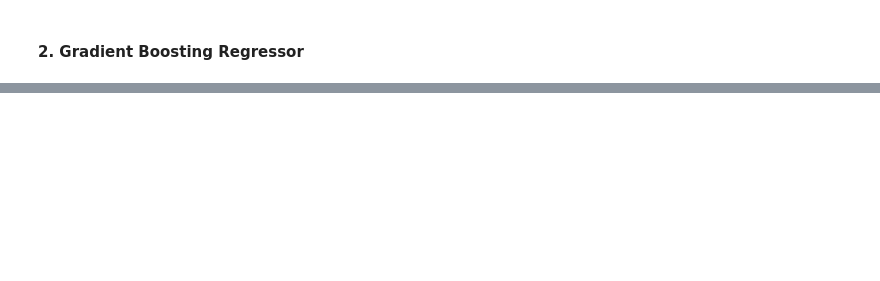
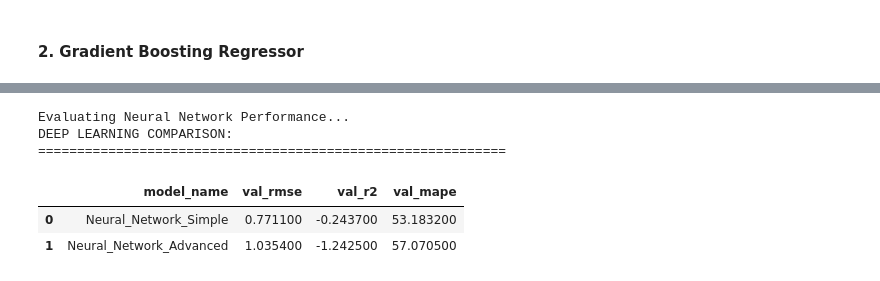
Before and after one commit to patsi-dev/Airbnb-Cape-Town-Price-Prediction, a Jupyter notebook: nairobi index-Copy1.ipynb, the cells around one changed output, grey strips where cells are left out. Cells and saved outputs as stored; diff of their text form; code cells hidden in the pictures; blank space fills up the shorter version.

```diff
--- a/nairobi index-Copy1.ipynb
+++ b/nairobi index-Copy1.ipynb
@@ -1255,0 +1453,4 @@ Validation R2: 0.5908503665347125
+# %%
+# Compile model
+model.compile(optimizer='adam', loss='mse', metrics=['mae', 'mse'])
+model.summary()
@@ -1255,0 +1626,12 @@ Validation R2: 0.5908503665347125
+# %%
+print("Training Simple Neural Network...")
+
+# Train the model
+history_simple = model.fit(
+    X_train_processed, y_train,
+    validation_data=(X_val_processed, y_val),
+    epochs=100,
+    batch_size=32,
+    callbacks=callbacks,
+    verbose=1
+)
@@ -1255,0 +1681,33 @@ Validation R2: 0.5908503665347125
+# %%
+# Evaluate both neural networks
+print("Evaluating Neural Network Performance...")
+nn_simple_results = evaluate_nn_model(model, X_val_processed, y_val, 'Neural_Network_Simple')
+nn_advanced_results = evaluate_nn_model(advanced_nn, X_val_processed, y_val, 'Neural_Network_Advanced')
+
+# Combine all results (neural networks)
+all_nn_results = nn_simple_results, nn_advanced_results
+nn_comparison_df = pd.DataFrame(all_nn_results)
+
+print("DEEP LEARNING COMPARISON:")
+print("=" * 60)
+
+# Create comparison table
+comparison_columns = ['model_name', 'val_rmse', 'val_r2', 'val_mape']
+nn_comparison_display = nn_comparison_df[comparison_columns].round(4)
+
+# Highlight neural networks
+def highlight_nn(row):
+    if 'Neural_Network' in row['model_name']:
+        return ['background-color: lightblue'] * len(row)
+    elif 'Tuned' in row['model_name']:
+        return ['background-color: lightgreen'] * len(row)
+    return [''] * len(row)
+
+display(nn_comparison_display.style.apply(highlight_nn, axis=1))
+# %% [output]
+Evaluating Neural Network Performance...
+DEEP LEARNING COMPARISON:
+============================================================
+|  | model_name | val_rmse | val_r2 | val_mape |
+| 0 | Neural_Network_Simple | 0.771100 | -0.243700 | 53.183200 |
+| 1 | Neural_Network_Advanced | 1.035400 | -1.242500 | 57.070500 |
```
Also changed, not shown: parts of 48 cells of this notebook.
